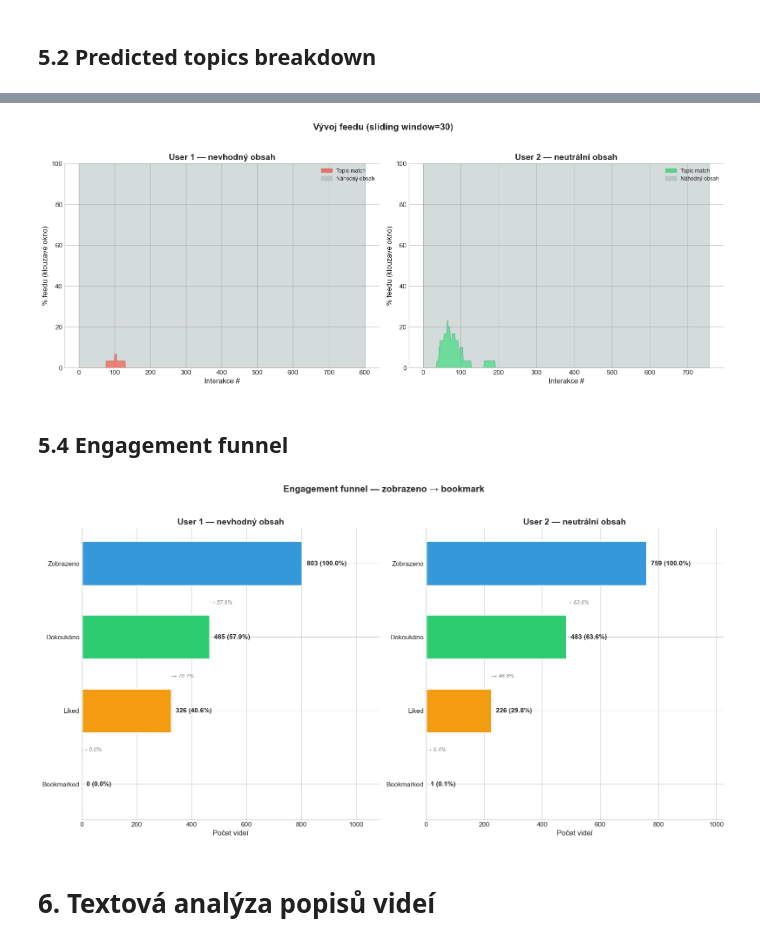
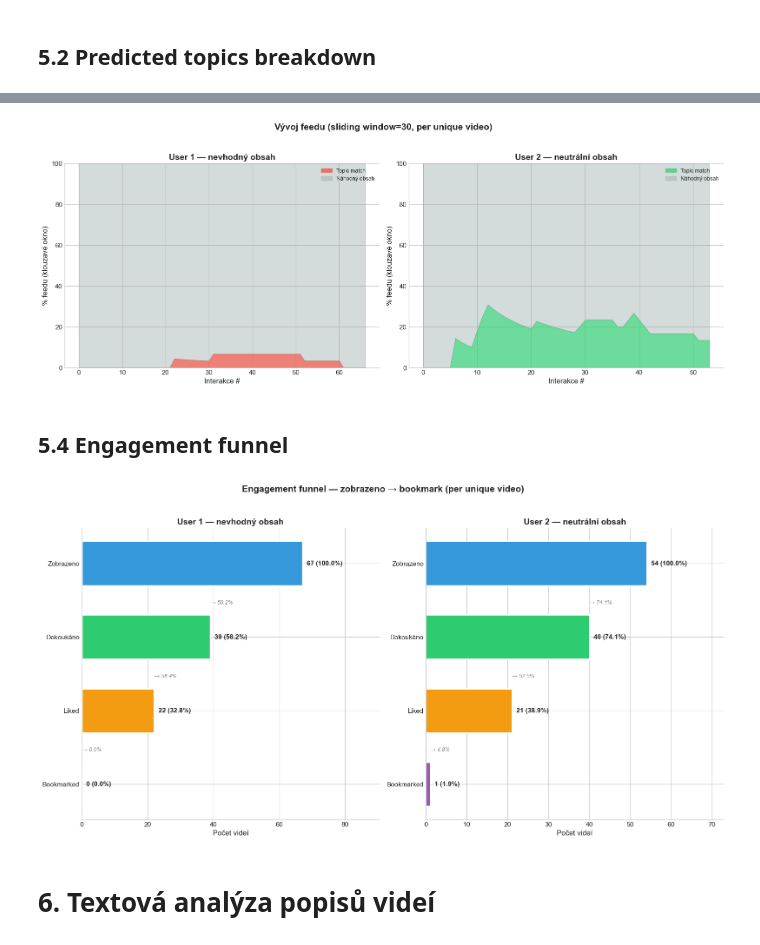
Before and after one commit to Tvarohaacek/Jupyter3, a Jupyter notebook: reels.ipynb, the cells around one changed output, grey strips where cells are left out. Cells and saved outputs as stored; diff of their text form; code cells hidden in the pictures.

```diff
--- a/reels.ipynb
+++ b/reels.ipynb
@@ -81,0 +74,20 @@ display(df1[["interaction_number", "predicted_topic", "is_topic_match",
+# %%
+df1_full = enrich_reels(df1_raw, user_label="User 1 (nevhodný obsah)", config=CONFIG)
+df2_full = enrich_reels(df2_raw, user_label="User 2 (neutrální obsah)", config=CONFIG)
+
+df1 = deduplicate_videos(df1_full)
+df2 = deduplicate_videos(df2_full)
+
+# Reporting: kolik dat se zkonsolidovalo
+print(f"User 1: {len(df1_full):>5,} řádků  →  {len(df1):>3,} unikátních videí "
+      f"(redukce {(1 - len(df1)/len(df1_full))*100:.1f}%)")
+print(f"User 2: {len(df2_full):>5,} řádků  →  {len(df2):>3,} unikátních videí "
+      f"(redukce {(1 - len(df2)/len(df2_full))*100:.1f}%)")
+
+# Sanity checks
+assert df1["video_id"].is_unique
+assert df2["video_id"].is_unique
+assert df1["is_topic_match"].dtype == bool
+
+display(df1[["interaction_number", "video_id", "predicted_topic",
+             "is_topic_match", "video_action_watch", "video_action_like"]].head(3))
@@ -141,26 +166,26 @@ plt.show()
 # %%
 two_panel(
     plot_sliding_window, df1, df2,
-    suptitle=f"Vývoj feedu (sliding window={CONFIG.sliding_window_default})",
+    suptitle=f"Vývoj feedu (sliding window={CONFIG.sliding_window_default}, per unique video)",
     figsize=(16, 6),
     savename="03_sliding_window", plots_dir=CONFIG.plots_dir,
     window=CONFIG.sliding_window_default,
 )
 plt.show()
 # %% [output]
-[figure, old version]
+[figure, new version]
 # %% [markdown]
 ## 5.4 Engagement funnel
 # %%
 two_panel(
     plot_engagement_funnel, df1, df2,
-    suptitle="Engagement funnel — zobrazeno → bookmark",
+    suptitle="Engagement funnel — zobrazeno → bookmark (per unique video)",
     figsize=(16, 8),
     savename="04_funnel", plots_dir=CONFIG.plots_dir,
 )
 plt.show()
 # %% [output]
-[figure, old version]
+[figure, new version]
 # %% [markdown]
 # 6. Textová analýza popisů videí
 # %%
```
Also changed, not shown: parts of 16 cells of this notebook, 9 other files.
